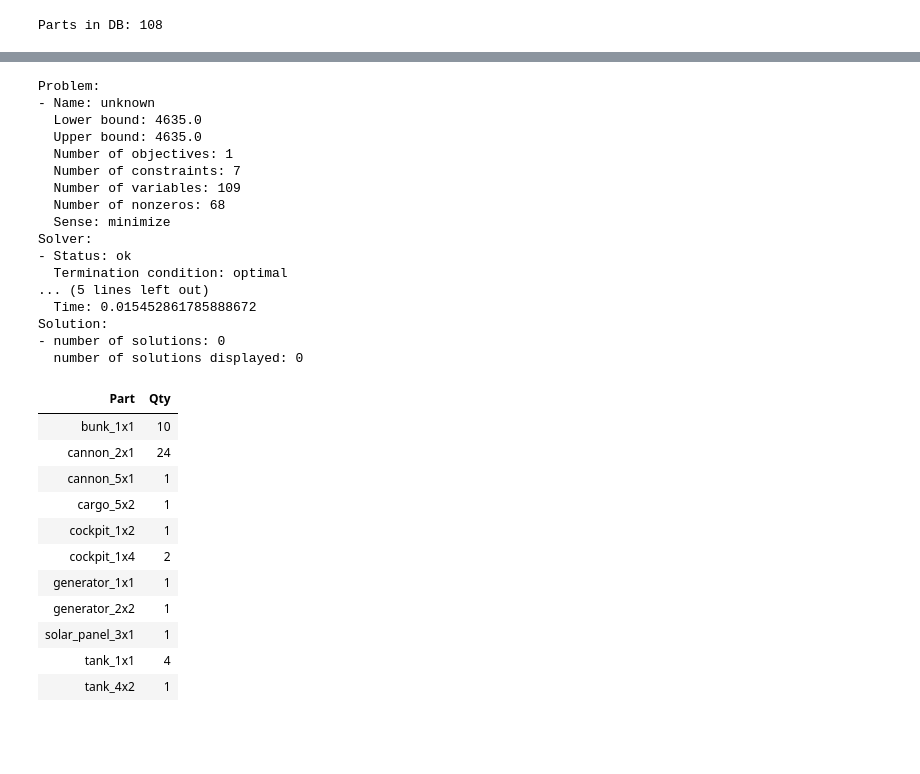
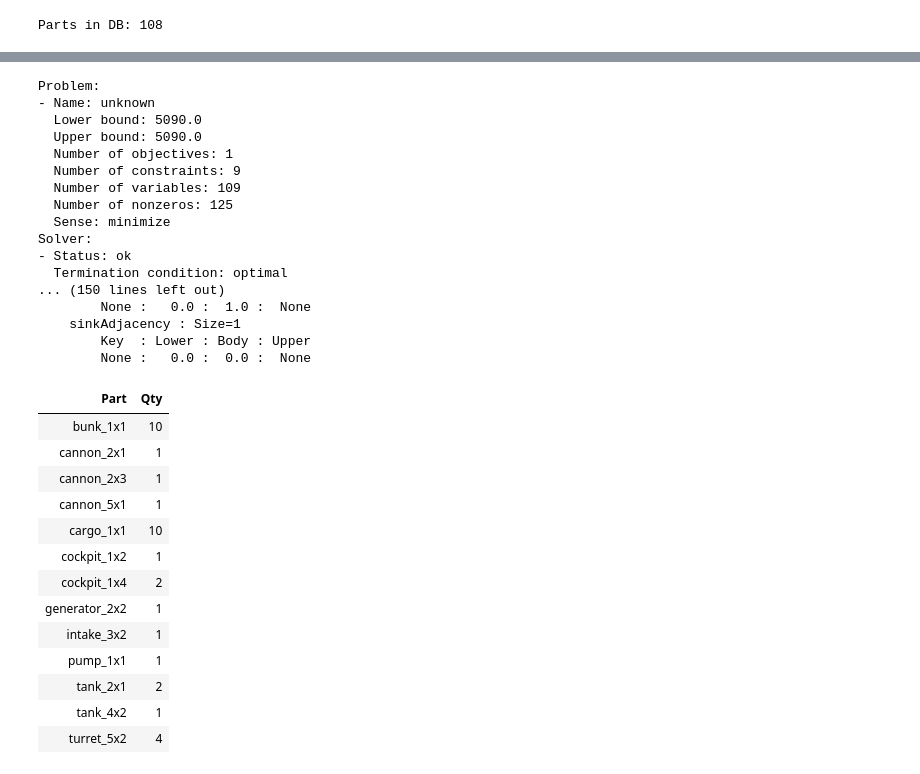
Before and after one commit to Cixelyn/sunshinesolver, a Jupyter notebook: solver.ipynb, the cells around one changed output, grey strips where cells are left out. Saved outputs shown, nothing was run; the diff lists cells and outputs as text; code cells hidden in the pictures; blank space fills up the shorter version.

```diff
--- a/solver.ipynb
+++ b/solver.ipynb
@@ -12,12 +18,20 @@ print(f"Parts in DB: {len(costs)}")
 # %% [output]
 Parts in DB: 108
 # %%
-def prop_vector(prop_name):
-    return np.array([data.get(prop_name, 0) for _, data in costs])
+def prop_vector(prop_name, default=0):
+    return np.array([data.get(prop_name, default) for _, data in costs])
 
 names = [n for n, _ in costs]
 hitboxes = [np.array(data.get('hitbox', np.ones([data.get('width'),data.get('height')]))) for _, data in costs]
 area = np.array([np.count_nonzero(hb) for hb in hitboxes])
+
+borders = np.array([[not x in ob for x in range(4)] for ob in prop_vector('mustBeUnobstructed', [])])
+
+perimeter = \
+    prop_vector('height') * borders[:,0] + \
+    prop_vector('width') * borders[:, 1] + \
+    prop_vector('height') * borders[:, 2] + \
+    prop_vector('width') * borders[:, 3]
 
 data = pd.DataFrame({
     'part': names,
@@ -28,7 +42,12 @@ data = pd.DataFrame({
     'passenger': area * prop_vector('quarters'),
     'command': area * prop_vector('command'),
     'cargo': area * prop_vector('cargo'),
+    'fuelAdjacency': prop_vector('pump') * perimeter - prop_vector('mustTouchFuelPump'),
+    'sinkAdjacency': prop_vector('heatsink') * perimeter - prop_vector('heat'),
 })
+
+pd.set_option('display.max_rows', None)
+pd.set_option('display.max_columns', None)
 
 data.set_index('part', inplace=True)
 data
@@ -51,7 +74,7 @@ data
 model = ConcreteModel()
 model.x = Var(names, domain=NonNegativeIntegers)
 model.total_cost = Objective(
-    expr = sum(cost[i]*model.x[i] for i in names),
+    expr = sum(data.loc[i].cost *model.x[i] for i in names),
     sense = minimize
 )
 model.fuel = Constraint(
@@ -69,50 +92,58 @@ model.passenger = Constraint(
 model.command = Constraint(
     expr = sum(data.loc[i].command * model.x[i] for i in names) >= 10
 )
 model.cargo = Constraint(
     expr = sum(data.loc[i].cargo * model.x[i] for i in names) >= 10
 )
+model.fuelAdjacency = Constraint(
+    expr = sum(data.loc[i].fuelAdjacency * model.x[i] for i in names) >= 0
+)
+model.sinkAdjacency = Constraint(
+    expr = sum(data.loc[i].sinkAdjacency * model.x[i] for i in names) >= 0
+)
 
 solver=SolverFactory('glpk', executable="/usr/local/bin/glpsol")
 results = solver.solve(model)
 print(results)
-# model.display()
+model.display()
 
 
 res = []
 for i in model.x:
     if(model.x[i].value > 0):
         res.append([str(model.x[i])[2:-1], int(model.x[i].value)])
 
 df = pd.DataFrame(res, columns=['Part','Qty'])
 df.style.hide_index()
 # %% [output]
 Problem:
 - Name: unknown
-  Lower bound: 4635.0
-  Upper bound: 4635.0
+  Lower bound: 5090.0
+  Upper bound: 5090.0
   Number of objectives: 1
-  Number of constraints: 7
+  Number of constraints: 9
   Number of variables: 109
-  Number of nonzeros: 68
+  Number of nonzeros: 125
   Sense: minimize
 Solver:
 - Status: ok
   Termination condition: optimal
-... (5 lines left out)
-  Time: 0.015452861785888672
-Solution:
-- number of solutions: 0
-  number of solutions displayed: 0
+... (150 lines left out)
+        None :   0.0 :  1.0 :  None
+    sinkAdjacency : Size=1
+        Key  : Lower : Body : Upper
+        None :   0.0 :  0.0 :  None
 | Part | Qty |
 | bunk_1x1 | 10 |
-| cannon_2x1 | 24 |
+| cannon_2x1 | 1 |
+| cannon_2x3 | 1 |
 | cannon_5x1 | 1 |
-| cargo_5x2 | 1 |
+| cargo_1x1 | 10 |
 | cockpit_1x2 | 1 |
 | cockpit_1x4 | 2 |
-| generator_1x1 | 1 |
 | generator_2x2 | 1 |
-| solar_panel_3x1 | 1 |
-| tank_1x1 | 4 |
+| intake_3x2 | 1 |
+| pump_1x1 | 1 |
+| tank_2x1 | 2 |
 | tank_4x2 | 1 |
+| turret_5x2 | 4 |
```
Also changed, not shown: parts of 2 cells of this notebook.
